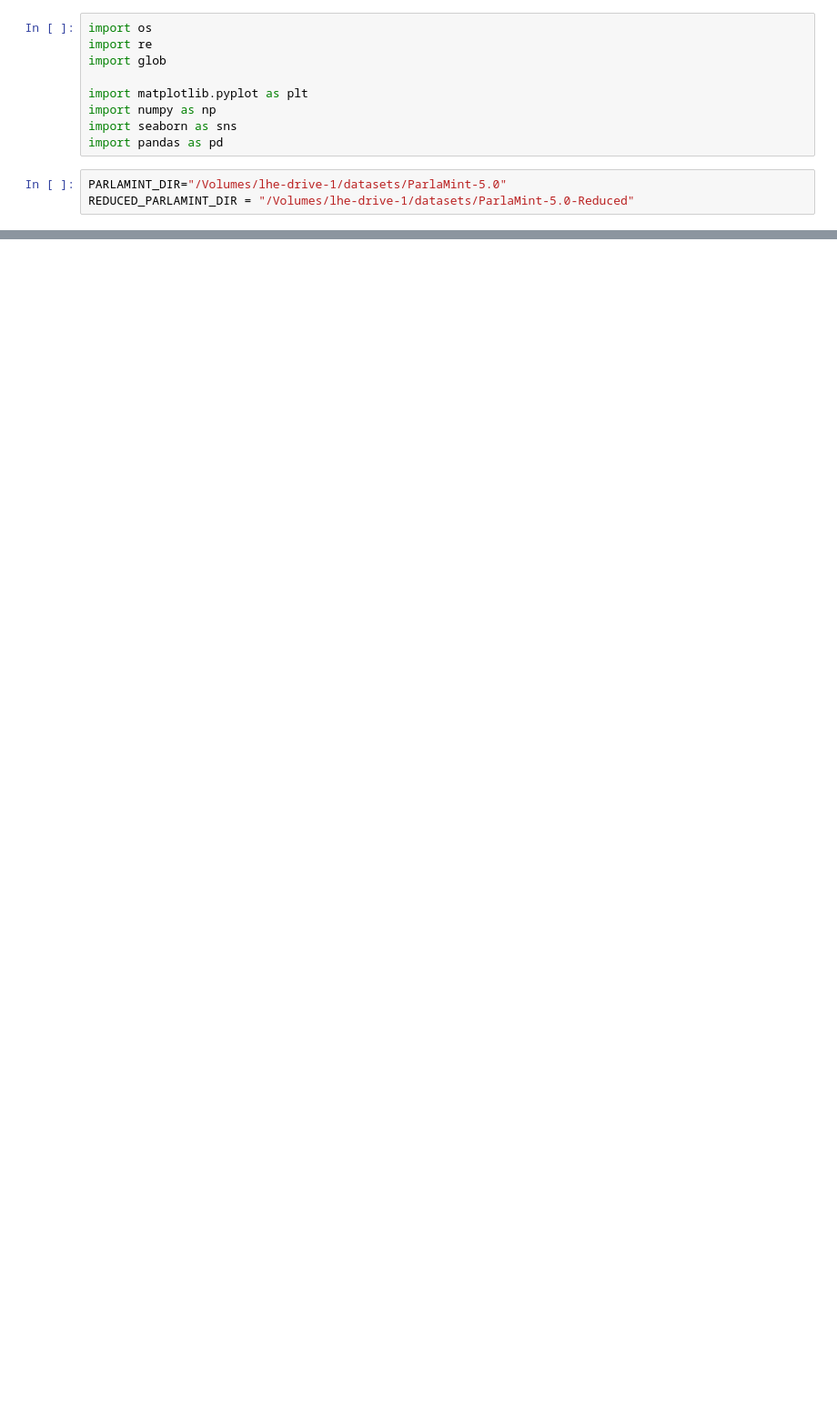
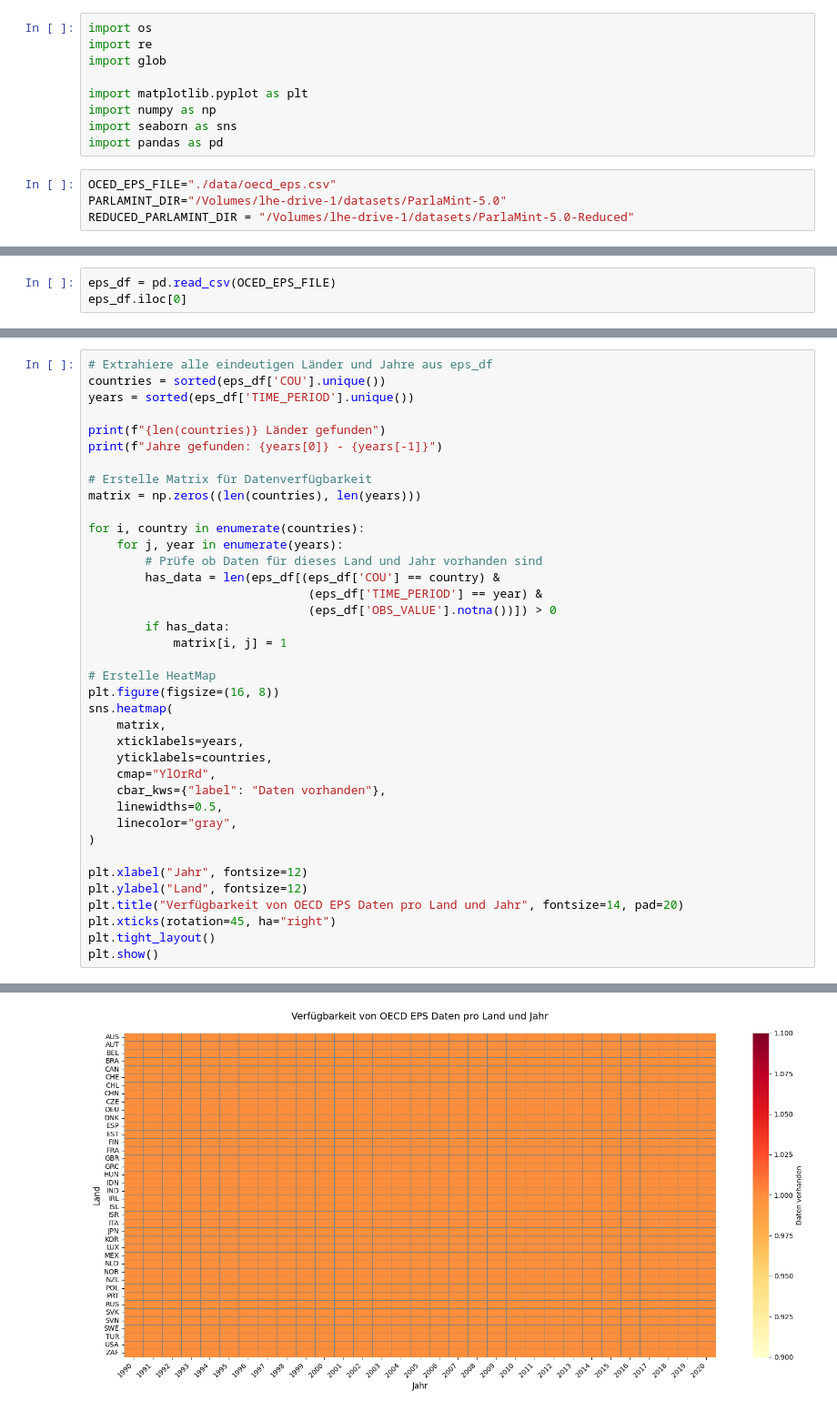
Before and after one commit to luca-heitmann/data-science-courses, a Jupyter notebook: digital-humanities/climate-debates/testing.ipynb, the cells around one changed output, grey strips where cells are left out. Shown at 91% size. Saved outputs shown, nothing was run; the diff lists cells and outputs as text; blank space fills up the shorter version.

```diff
--- a/digital-humanities/climate-debates/testing.ipynb
+++ b/digital-humanities/climate-debates/testing.ipynb
@@ -8,5 +8,6 @@ import numpy as np
 import seaborn as sns
 import pandas as pd
 # %%
+OCED_EPS_FILE="./data/oecd_eps.csv"
 PARLAMINT_DIR="/Volumes/lhe-drive-1/datasets/ParlaMint-5.0"
 REDUCED_PARLAMINT_DIR = "/Volumes/lhe-drive-1/datasets/ParlaMint-5.0-Reduced"
@@ -72,0 +60,3 @@ get_speech(environment_speeches.iloc[0]["speech_path"], environment_speeches.ilo
+# %%
+eps_df = pd.read_csv(OCED_EPS_FILE)
+eps_df.iloc[0]
@@ -72,0 +81,39 @@ get_speech(environment_speeches.iloc[0]["speech_path"], environment_speeches.ilo
+# %%
+# Extrahiere alle eindeutigen Länder und Jahre aus eps_df
+countries = sorted(eps_df['COU'].unique())
+years = sorted(eps_df['TIME_PERIOD'].unique())
+
+print(f"{len(countries)} Länder gefunden")
+print(f"Jahre gefunden: {years[0]} - {years[-1]}")
+
+# Erstelle Matrix für Datenverfügbarkeit
+matrix = np.zeros((len(countries), len(years)))
+
+for i, country in enumerate(countries):
+    for j, year in enumerate(years):
+        # Prüfe ob Daten für dieses Land und Jahr vorhanden sind
+        has_data = len(eps_df[(eps_df['COU'] == country) &
+                               (eps_df['TIME_PERIOD'] == year) &
+                               (eps_df['OBS_VALUE'].notna())]) > 0
+        if has_data:
+            matrix[i, j] = 1
+
+# Erstelle HeatMap
+plt.figure(figsize=(16, 8))
+sns.heatmap(
+    matrix,
+    xticklabels=years,
+    yticklabels=countries,
+    cmap="YlOrRd",
+    cbar_kws={"label": "Daten vorhanden"},
+    linewidths=0.5,
+    linecolor="gray",
+)
+
+plt.xlabel("Jahr", fontsize=12)
+plt.ylabel("Land", fontsize=12)
+plt.title("Verfügbarkeit von OECD EPS Daten pro Land und Jahr", fontsize=14, pad=20)
+plt.xticks(rotation=45, ha="right")
+plt.tight_layout()
+plt.show()
+# %% [output]
@@ -72,0 +122 @@ get_speech(environment_speeches.iloc[0]["speech_path"], environment_speeches.ilo
+[figure, added]
```
Also changed, not shown: parts of 43 cells of this notebook, 6 other files.
